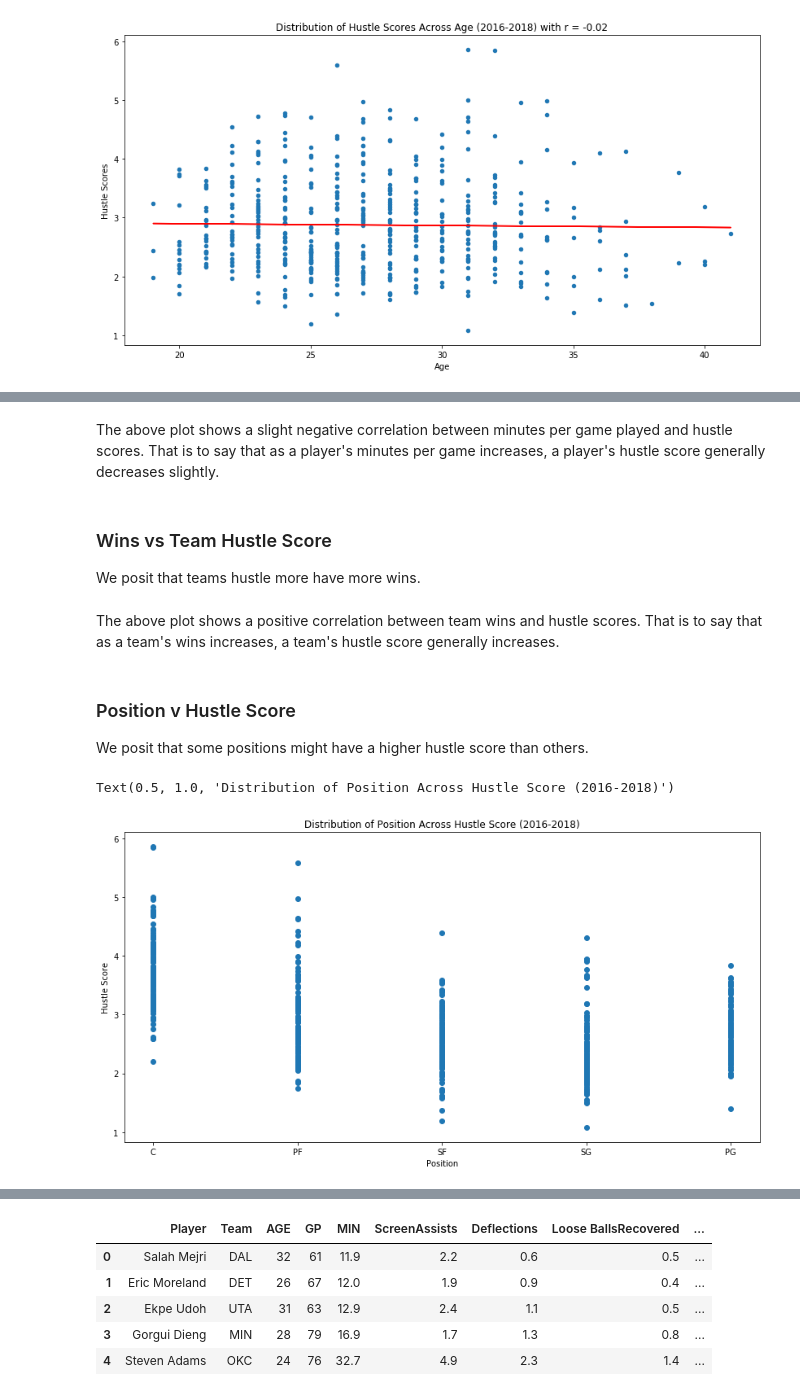
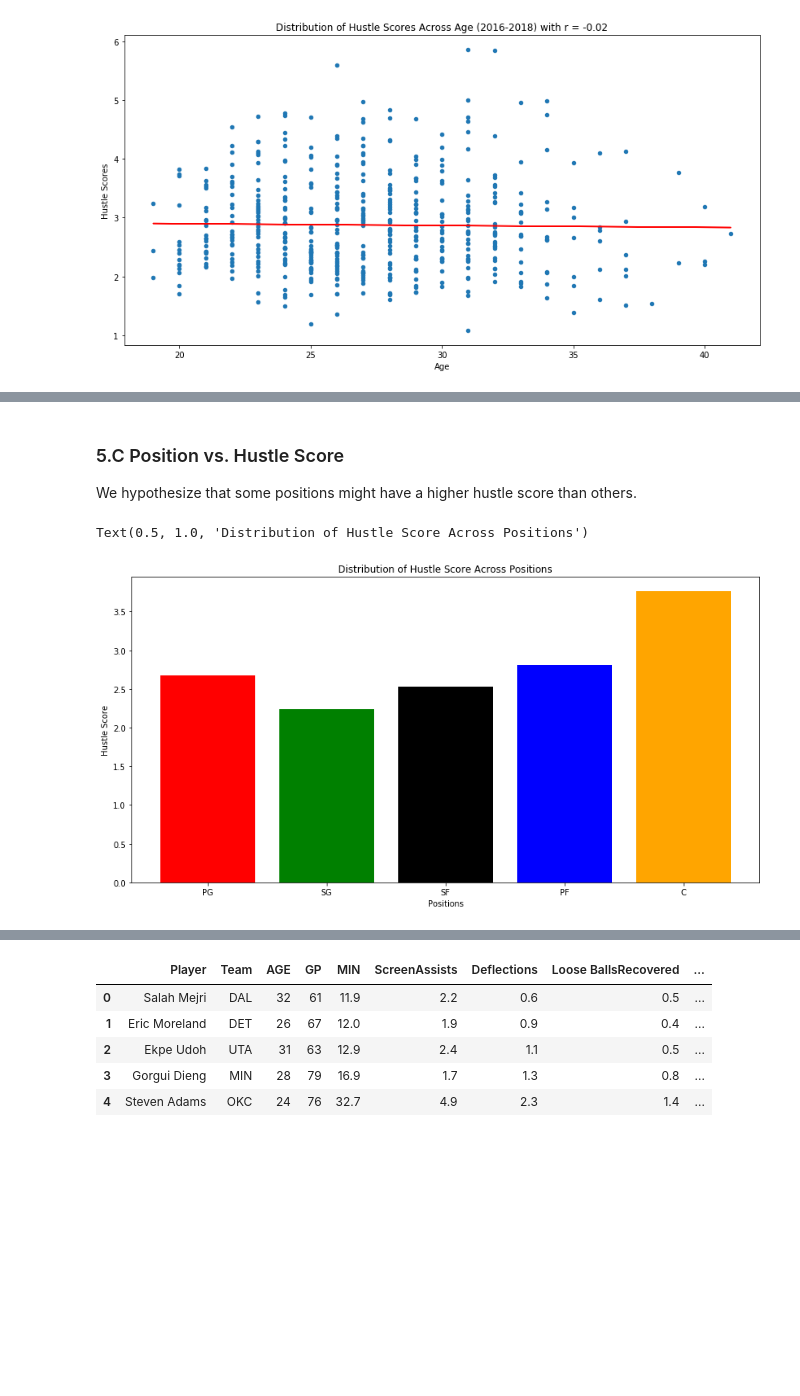
Before and after one commit to yairfax/CMSC320-final-project, a Jupyter notebook: Final Project-test.ipynb, the cells around one changed output, grey strips where cells are left out. Cells and saved outputs as stored; diff of their text form; code cells hidden in the pictures; blank space fills up the shorter version.

Commit message:
cleaning done through hustle score correlations

```diff
--- a/Final Project-test.ipynb
+++ b/Final Project-test.ipynb
@@ -481,22 +483,18 @@ Text(0, 0.5, 'Hustle Scores')
-# %% [markdown]
-The above plot shows a slight negative correlation between minutes per game played and hustle scores.  That is to say that as a player's minutes per game increases, a player's hustle score generally decreases slightly.
-# %% [markdown]
-### Wins vs Team Hustle Score
-We posit that teams hustle more have more wins.
-# %% [markdown]
-The above plot shows a positive correlation between team wins and hustle scores.  That is to say that as a team's wins  increases, a team's hustle score generally increases.
 # %% [markdown]
-### Position v Hustle Score
-We posit that some positions might have a higher hustle score than others.
+### 5.C Position vs. Hustle Score
+We hypothesize that some positions might have a higher hustle score than others.
 # %%
-x = hustleStats['Pos']
-y = hustleStats['HustleScore']
+positions = ['PG', 'SG', 'SF', 'PF', 'C']
+hustlePerPos = []
+for pos in positions:
+    hustlePerPos.append(hustleStats[hustleStats['Pos'] == pos]['HustleScore'].median())
+
 fig, ax = plt.subplots()
-ax.scatter(x, y)
-ax.set_xlabel("Position")
+ax.bar(positions, hustlePerPos, color = ['red', 'green', 'black', 'blue', 'orange'])
+ax.set_xlabel("Positions")
 ax.set_ylabel("Hustle Score")
-ax.set_title("Distribution of Position Across Hustle Score (2016-2018)")
+ax.set_title("Distribution of Hustle Score Across Positions")
 # %% [output]
-Text(0.5, 1.0, 'Distribution of Position Across Hustle Score (2016-2018)')
+Text(0.5, 1.0, 'Distribution of Hustle Score Across Positions')
-[figure, old version]
+[figure, new version]
 # %% [markdown]
```
Also changed, not shown: parts of 23 cells of this notebook.
